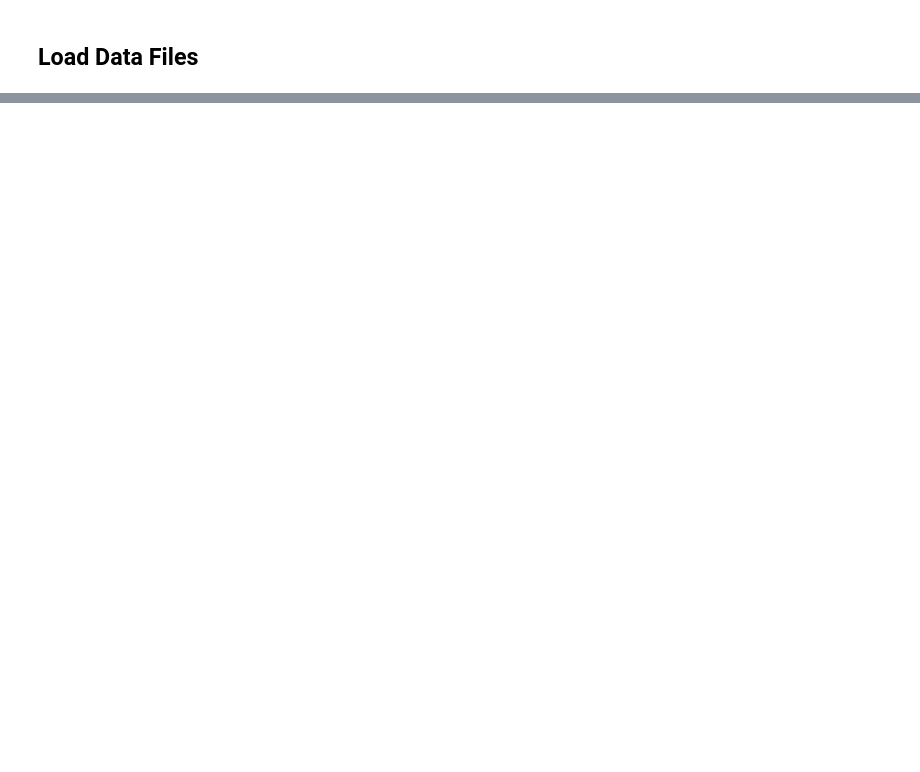
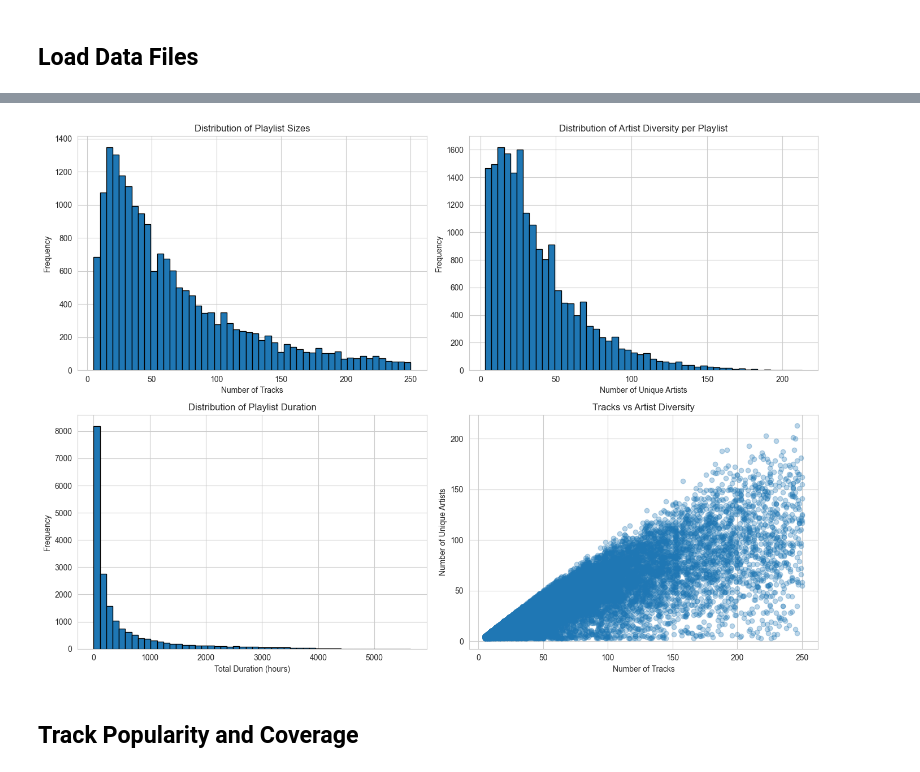
Before and after one commit to willmurray9/music-recommendation, a Jupyter notebook: notebooks/01_data_exploration.ipynb, the cells around one changed output, grey strips where cells are left out. Cells and saved outputs as stored; diff of their text form; code cells hidden in the pictures; blank space fills up the shorter version.

```diff
--- a/notebooks/01_data_exploration.ipynb
+++ b/notebooks/01_data_exploration.ipynb
@@ -6,6 +6,12 @@ from kaggle.api.kaggle_api_extended import KaggleApi
 from pathlib import Path
 import json
 import pandas as pd
+import numpy as np
+import matplotlib.pyplot as plt
+import seaborn as sns
+
+sns.set_style("whitegrid")
+plt.rcParams['figure.figsize'] = (12, 6)
 # %% [markdown]
 # Load Secrets
 # %%
@@ -69,0 +242,10 @@ DataFrame shape: (9000, 12)
+# %%
+playlist_stats = tracks_df.groupby('pid').agg(
+    num_tracks=('track_uri', 'count'),
+    num_unique_artists=('artist_uri', 'nunique'),
+    num_unique_albums=('album_uri', 'nunique'),
+    total_duration_ms=('duration_ms', 'sum')
+)
+
+playlist_stats['total_duration_hours'] = playlist_stats['total_duration_ms'] / (1000 * 60 * 60)
+playlist_stats.describe()
@@ -69,0 +262,29 @@ DataFrame shape: (9000, 12)
+# %%
+fig, axes = plt.subplots(2, 2, figsize=(14, 10))
+
+axes[0, 0].hist(playlist_stats['num_tracks'], bins=50, edgecolor='black')
+axes[0, 0].set_xlabel('Number of Tracks')
+axes[0, 0].set_ylabel('Frequency')
+axes[0, 0].set_title('Distribution of Playlist Sizes')
+
+axes[0, 1].hist(playlist_stats['num_unique_artists'], bins=50, edgecolor='black')
+axes[0, 1].set_xlabel('Number of Unique Artists')
+axes[0, 1].set_ylabel('Frequency')
+axes[0, 1].set_title('Distribution of Artist Diversity per Playlist')
+
+axes[1, 0].hist(playlist_stats['total_duration_hours'], bins=50, edgecolor='black')
+axes[1, 0].set_xlabel('Total Duration (hours)')
+axes[1, 0].set_ylabel('Frequency')
+axes[1, 0].set_title('Distribution of Playlist Duration')
+
+axes[1, 1].scatter(playlist_stats['num_tracks'], playlist_stats['num_unique_artists'], alpha=0.3)
+axes[1, 1].set_xlabel('Number of Tracks')
+axes[1, 1].set_ylabel('Number of Unique Artists')
+axes[1, 1].set_title('Tracks vs Artist Diversity')
+
+plt.tight_layout()
+plt.show()
+# %% [output]
+[figure, added]
+# %% [markdown]
+## Track Popularity and Coverage
```
Also changed, not shown: parts of 43 cells of this notebook.
